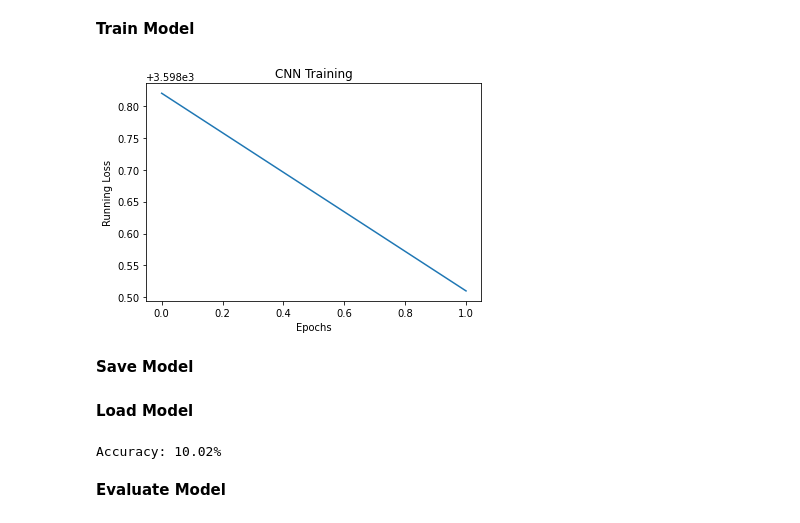
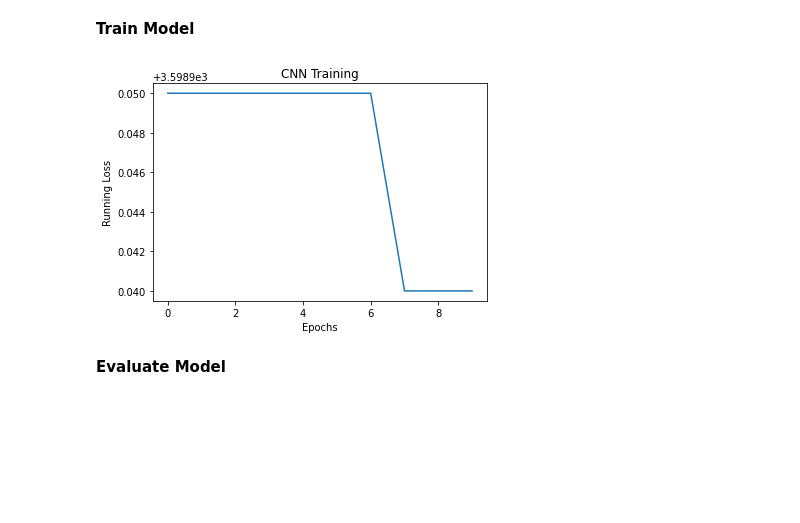
Before and after one commit to ssshukla26/CNN-CIFAR10-PyTorch, a Jupyter notebook: CNN_CIFAR10.ipynb, the cells around one changed output. Saved outputs shown, nothing was run; the diff lists cells and outputs as text; code cells hidden in the pictures; blank space fills up the shorter version.

Commit message:
Network now runs on GPU but accuracy is bad

```diff
--- a/CNN_CIFAR10.ipynb
+++ b/CNN_CIFAR10.ipynb
@@ -19,0 +22,7 @@ from torch.utils.data.dataloader import DataLoader
+# %%
+if torch.cuda.is_available():
+    DEVICE = torch.device('cuda')
+    print("GPU available")
+else:
+    DEVICE = torch.device("cpu")
+    print("GPU not available")
@@ -201,8 +312,6 @@ cnn = CNN(train_set, test_set)
 # %%
 cnn.fit(criterion=nn.CrossEntropyLoss(),
         optimizer=optim.SGD(cnn.parameters(), lr=1e-3, momentum=9e-1),
-        epochs=2)
+        epochs=10)
 # %% [output]
-[figure, old version]
+[figure, new version]
-# %% [markdown]
-**Save Model**
@@ -211,9 +318,3 @@ cnn.save_model("cnn.pt")
-# %% [markdown]
-**Load Model**
-# %%
-cnn = load_model("cnn.pt")
-# %% [output]
-Accuracy: 10.02%
 # %% [markdown]
 **Evaluate Model**
 # %%
```
Also changed, not shown: parts of 8 cells of this notebook.
